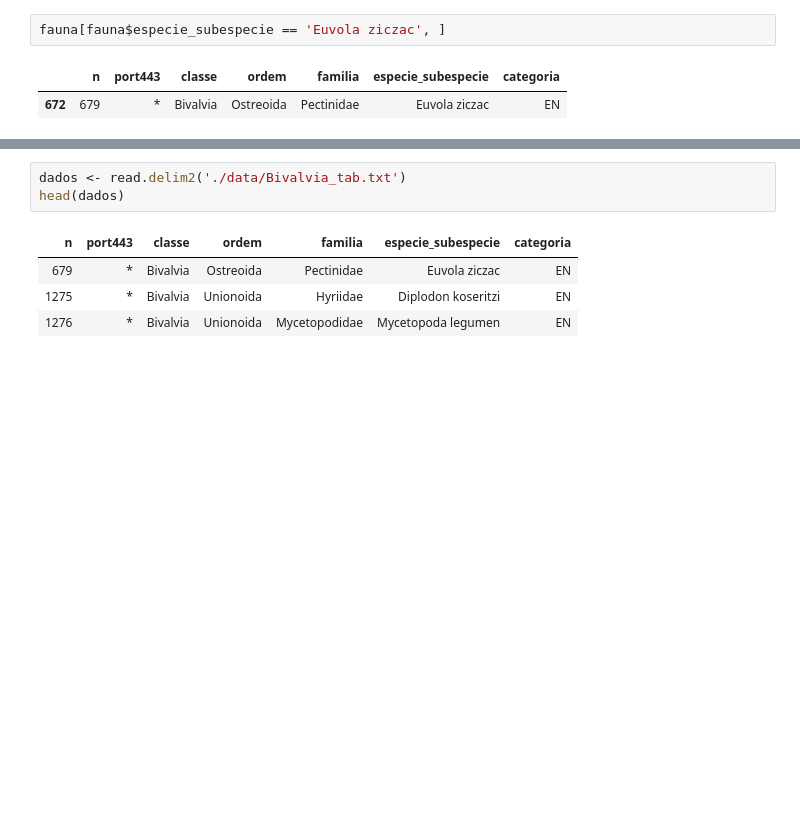
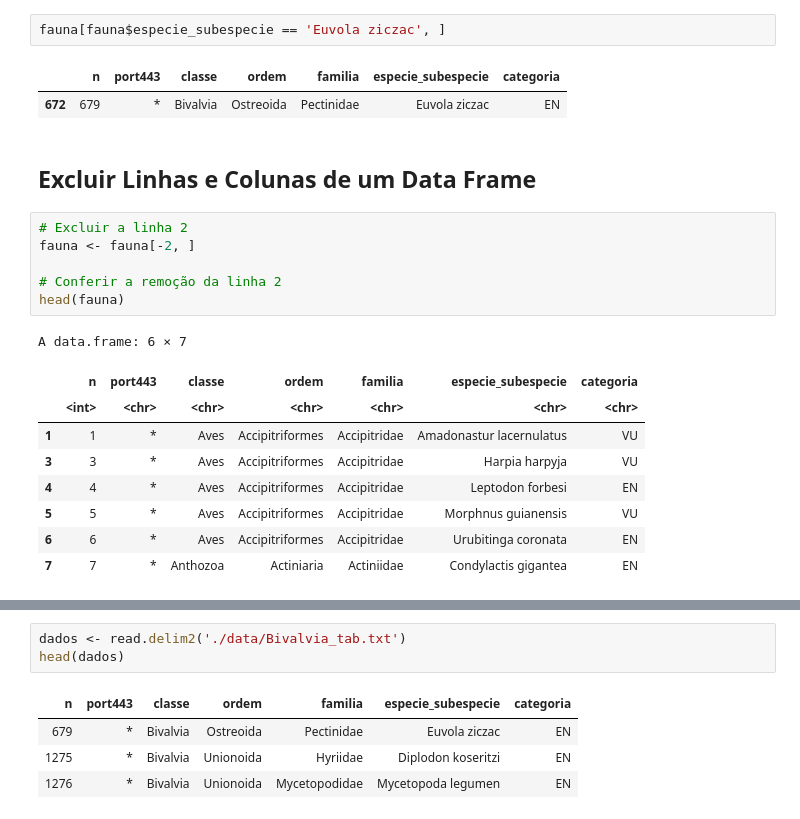
Before and after one commit to robson-cruz/Introducao_Analise_Dados_R, a Jupyter notebook: Modulo_1_Introducao_Linguagem_R_Aula_4.ipynb, the cells around one changed output, grey strips where cells are left out. Cells and saved outputs as stored; diff of their text form; blank space fills up the shorter version.

Commit message:
Excluir linhas e Colunas de um dataframe

```diff
--- a/Modulo_1_Introducao_Linguagem_R_Aula_4.ipynb
+++ b/Modulo_1_Introducao_Linguagem_R_Aula_4.ipynb
@@ -258,3 +260,21 @@ fauna[fauna$especie_subespecie == 'Euvola ziczac', ]
 # %% [output]
 |  | n | port443 | classe | ordem | familia | especie_subespecie | categoria |
 | 672 | 679 | * | Bivalvia | Ostreoida | Pectinidae | Euvola ziczac | EN |
+# %% [markdown]
+## Excluir Linhas e Colunas de um Data Frame
+# %%
+# Excluir a linha 2
+fauna <- fauna[-2, ]
+
+# Conferir a remoção da linha 2
+head(fauna)
+# %% [output]
+A data.frame: 6 × 7
+|  | n | port443 | classe | ordem | familia | especie_subespecie | categoria |
+|  | <int> | <chr> | <chr> | <chr> | <chr> | <chr> | <chr> |
+| 1 | 1 | * | Aves | Accipitriformes | Accipitridae | Amadonastur lacernulatus | VU |
+| 3 | 3 | * | Aves | Accipitriformes | Accipitridae | Harpia harpyja | VU |
+| 4 | 4 | * | Aves | Accipitriformes | Accipitridae | Leptodon forbesi | EN |
+| 5 | 5 | * | Aves | Accipitriformes | Accipitridae | Morphnus guianensis | VU |
+| 6 | 6 | * | Aves | Accipitriformes | Accipitridae | Urubitinga coronata | EN |
+| 7 | 7 | * | Anthozoa | Actiniaria | Actiniidae | Condylactis gigantea | EN |
```
Also changed, not shown: parts of 3 cells of this notebook.
